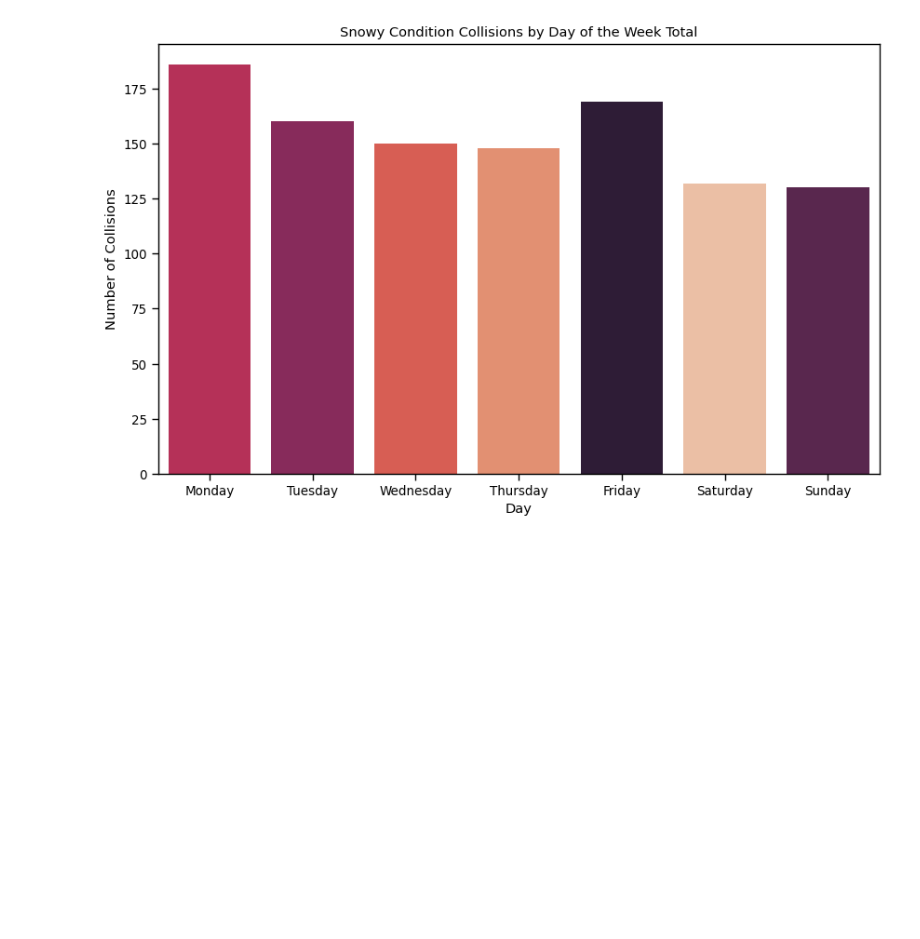
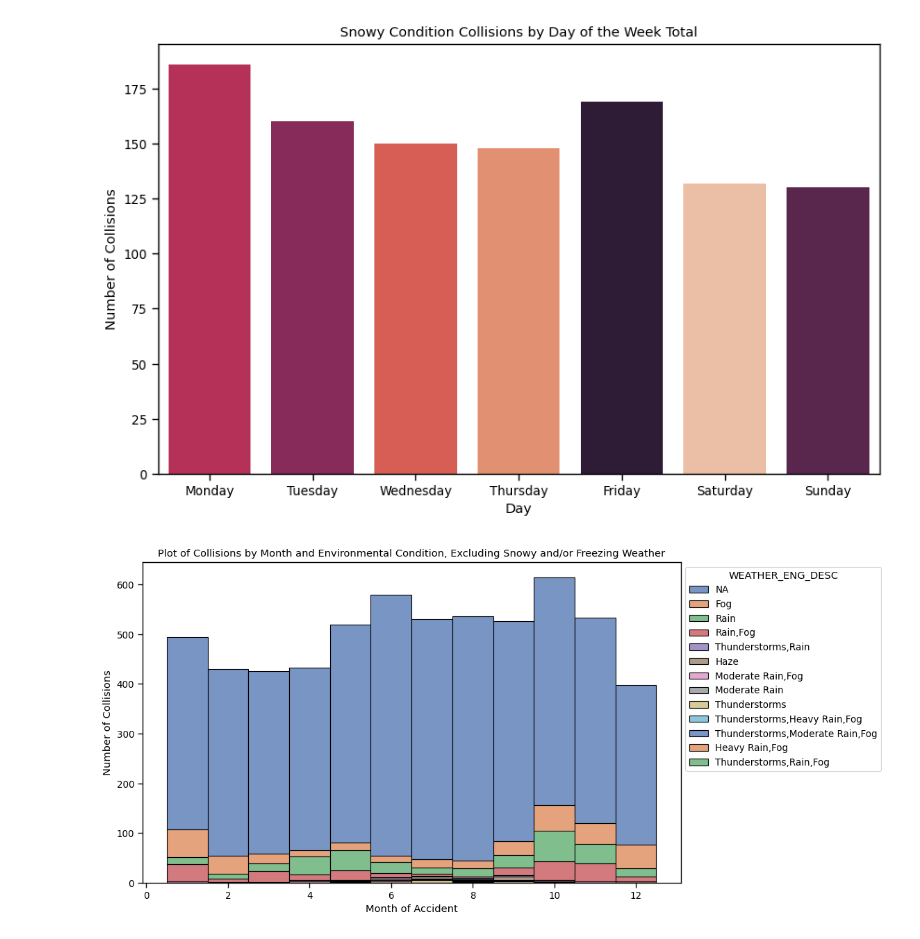
Before and after one commit to Mark5nw/UWaterloo_Group05_mark, a Jupyter notebook: WeatherAccidentProjectsnownfreeze.ipynb, the cells around one changed output. Drawn from its saved outputs; the diff is of its cells as text; code cells hidden in the pictures; blank space fills up the shorter version.

```diff
--- a/WeatherAccidentProjectsnownfreeze.ipynb
+++ b/WeatherAccidentProjectsnownfreeze.ipynb
@@ -606,3 +606,16 @@ plt.ylabel("Number of Collisions")
 plt.show()
 # %% [output]
 [figure]
+# %%
+filtered_df=df_merged[~df_merged['WEATHER_ENG_DESC'].str.contains('snow|freezing', case=False, na=False)]
+
+
+plt.figure(figsize=(10, 6))
+NSW=sns.histplot(data=filtered_df, x='ACCIDENT_MONTH', palette="deep" , hue='WEATHER_ENG_DESC', multiple='stack', discrete=True)
+plt.title("Plot of Collisions by Month and Environmental Condition, Excluding Snowy and/or Freezing Weather")
+plt.xlabel("Month of Accident")
+plt.ylabel("Number of Collisions")
+sns.move_legend(NSW, "upper left", bbox_to_anchor=(1, 1))
+plt.show()
+# %% [output]
+[figure, added]
```
